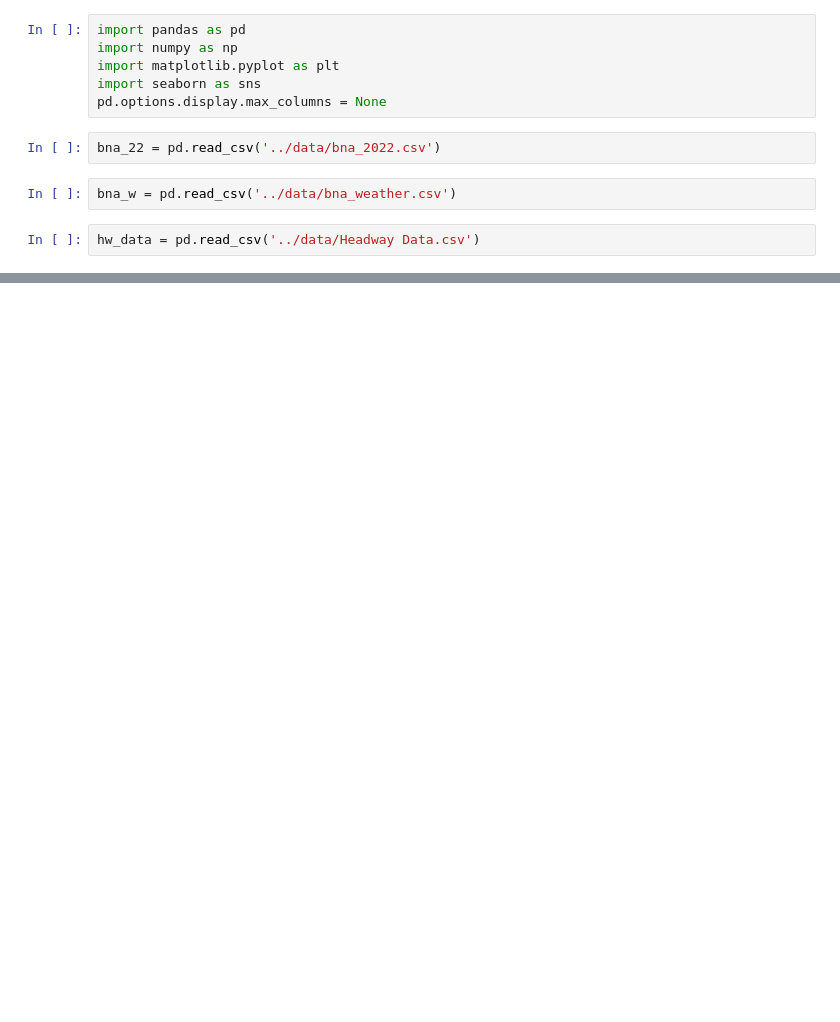
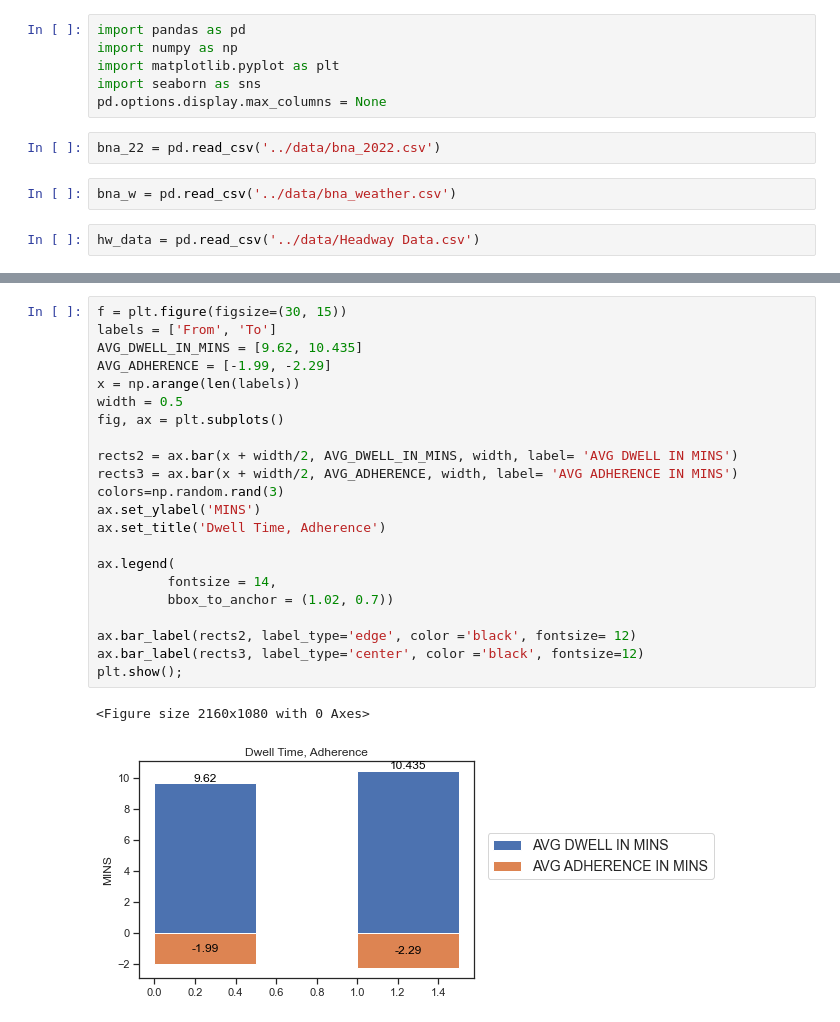
Before and after one commit to NSS-Data-Analytics-Cohort-7/wego-shut_up_and_take_my_query, a Jupyter notebook: notebooks/WegoProject.ipynb, the cells around one changed output, grey strips where cells are left out. Saved outputs shown, nothing was run; the diff lists cells and outputs as text; blank space fills up the shorter version.

```diff
--- a/notebooks/WegoProject.ipynb
+++ b/notebooks/WegoProject.ipynb
@@ -60,0 +397,25 @@ print(hw_data[['performance']].head(20))
+# %%
+f = plt.figure(figsize=(30, 15))
+labels = ['From', 'To']
+AVG_DWELL_IN_MINS = [9.62, 10.435]
+AVG_ADHERENCE = [-1.99, -2.29]
+x = np.arange(len(labels))
+width = 0.5
+fig, ax = plt.subplots()
+
+rects2 = ax.bar(x + width/2, AVG_DWELL_IN_MINS, width, label= 'AVG DWELL IN MINS')
+rects3 = ax.bar(x + width/2, AVG_ADHERENCE, width, label= 'AVG ADHERENCE IN MINS')
+colors=np.random.rand(3)
+ax.set_ylabel('MINS')
+ax.set_title('Dwell Time, Adherence')
+
+ax.legend(
+         fontsize = 14,
+         bbox_to_anchor = (1.02, 0.7))
+
+ax.bar_label(rects2, label_type='edge', color ='black', fontsize= 12)
+ax.bar_label(rects3, label_type='center', color ='black', fontsize=12)
+plt.show();
+# %% [output]
+<Figure size 2160x1080 with 0 Axes>
+[figure, added]
```
Also changed, not shown: parts of 32 cells of this notebook.
